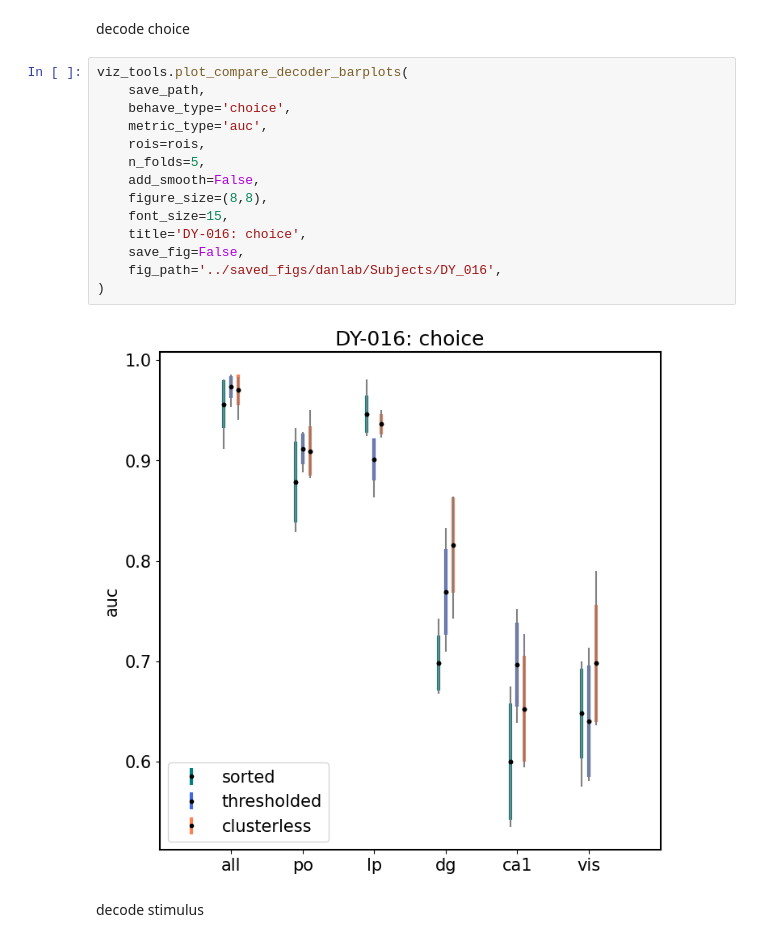
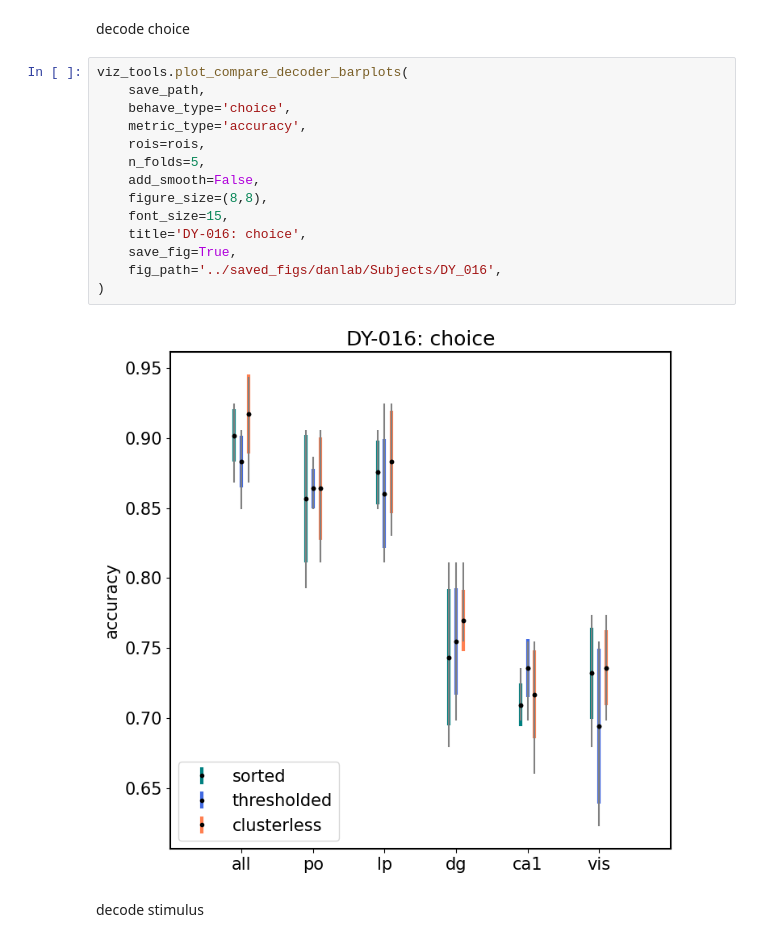
Before and after one commit to yzhang511/density_decoding, a Jupyter notebook: demo/dy_016_reproduce_results_clusterless.ipynb, the cells around one changed output. Cells and saved outputs as stored; diff of their text form.

```diff
--- a/demo/dy_016_reproduce_results_clusterless.ipynb
+++ b/demo/dy_016_reproduce_results_clusterless.ipynb
@@ -294,19 +294,19 @@ decode choice
 # %%
 viz_tools.plot_compare_decoder_barplots(
     save_path,
     behave_type='choice',
-    metric_type='auc',
+    metric_type='accuracy',
     rois=rois,
     n_folds=5,
     add_smooth=False,
     figure_size=(8,8),
     font_size=15,
     title='DY-016: choice',
-    save_fig=False,
+    save_fig=True,
     fig_path='../saved_figs/danlab/Subjects/DY_016',
 )
 # %% [output]
-[figure, old version]
+[figure, new version]
 # %% [markdown]
 decode stimulus
 # %%
```
Also changed, not shown: parts of 4 cells of this notebook, 4 other files.
